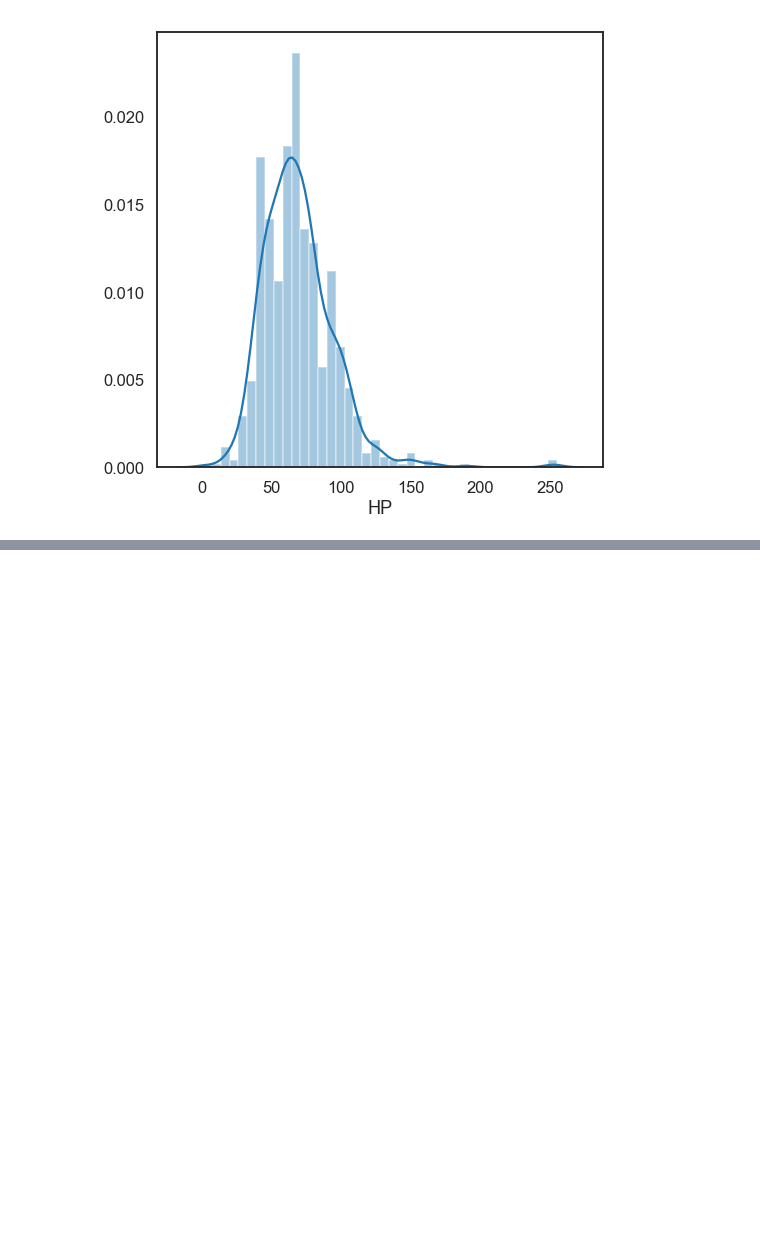
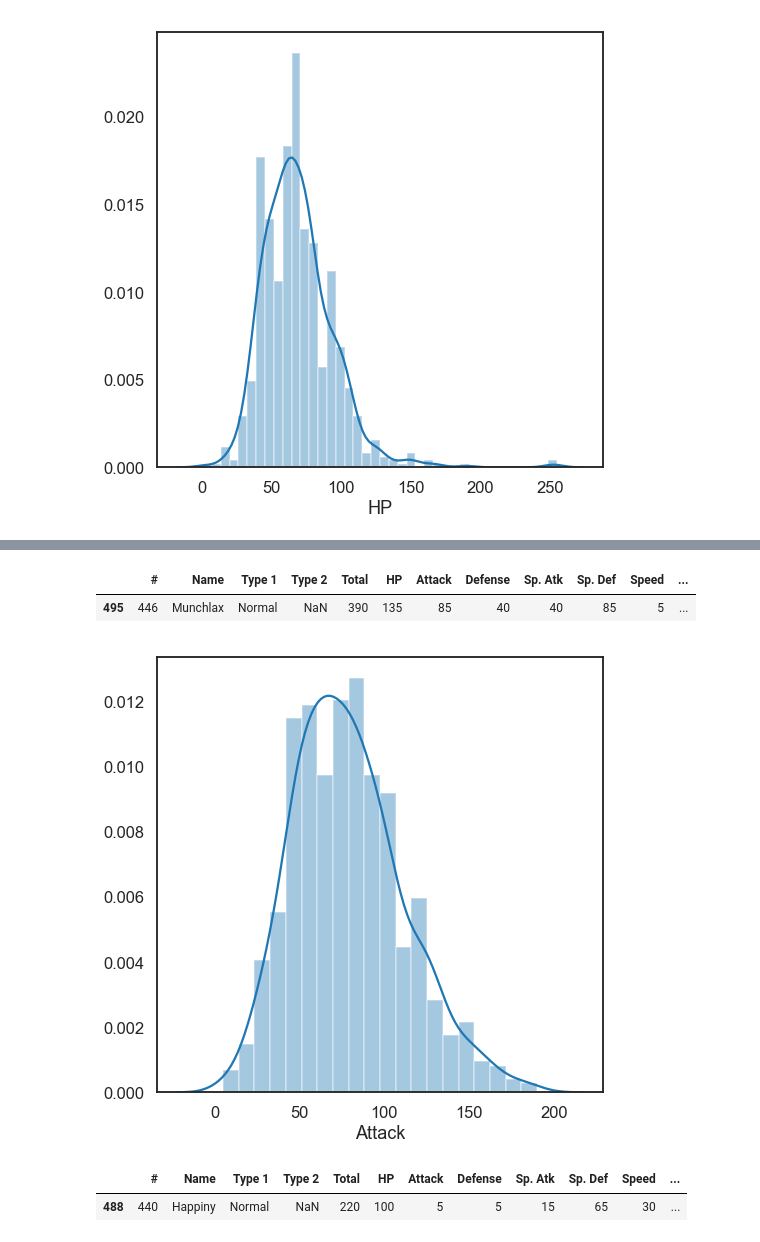
Before and after one commit to DanielPDWalker/Pokemon-Seaborn-Exploration, a Jupyter notebook: Pokemon - Seaborn Visulisation.ipynb, the cells around one changed output, grey strips where cells are left out. Cells and saved outputs as stored; diff of their text form; code cells hidden in the pictures; blank space fills up the shorter version.

```diff
--- a/Pokemon - Seaborn Visulisation.ipynb
+++ b/Pokemon - Seaborn Visulisation.ipynb
@@ -100,0 +106,17 @@ ax = sns.distplot(df['HP'])
+# %%
+df.sort_values('Speed', ascending=True).head(1)
+# %% [output]
+|  | # | Name | Type 1 | Type 2 | Total | HP | Attack | Defense | Sp. Atk | Sp. Def | Speed | ... |
+| 495 | 446 | Munchlax | Normal | NaN | 390 | 135 | 85 | 40 | 40 | 85 | 5 | ... |
+# %%
+sns.set_context('talk')
+sns.set_style("white")
+fig = plt.figure(figsize=(8,8))
+ax = sns.distplot(df['Attack'])
+# %% [output]
+[figure, added]
+# %%
+df.sort_values('Attack', ascending=True).head(1)
+# %% [output]
+|  | # | Name | Type 1 | Type 2 | Total | HP | Attack | Defense | Sp. Atk | Sp. Def | Speed | ... |
+| 488 | 440 | Happiny | Normal | NaN | 220 | 100 | 5 | 5 | 15 | 65 | 30 | ... |
```
Also changed, not shown: parts of 5 cells of this notebook.
